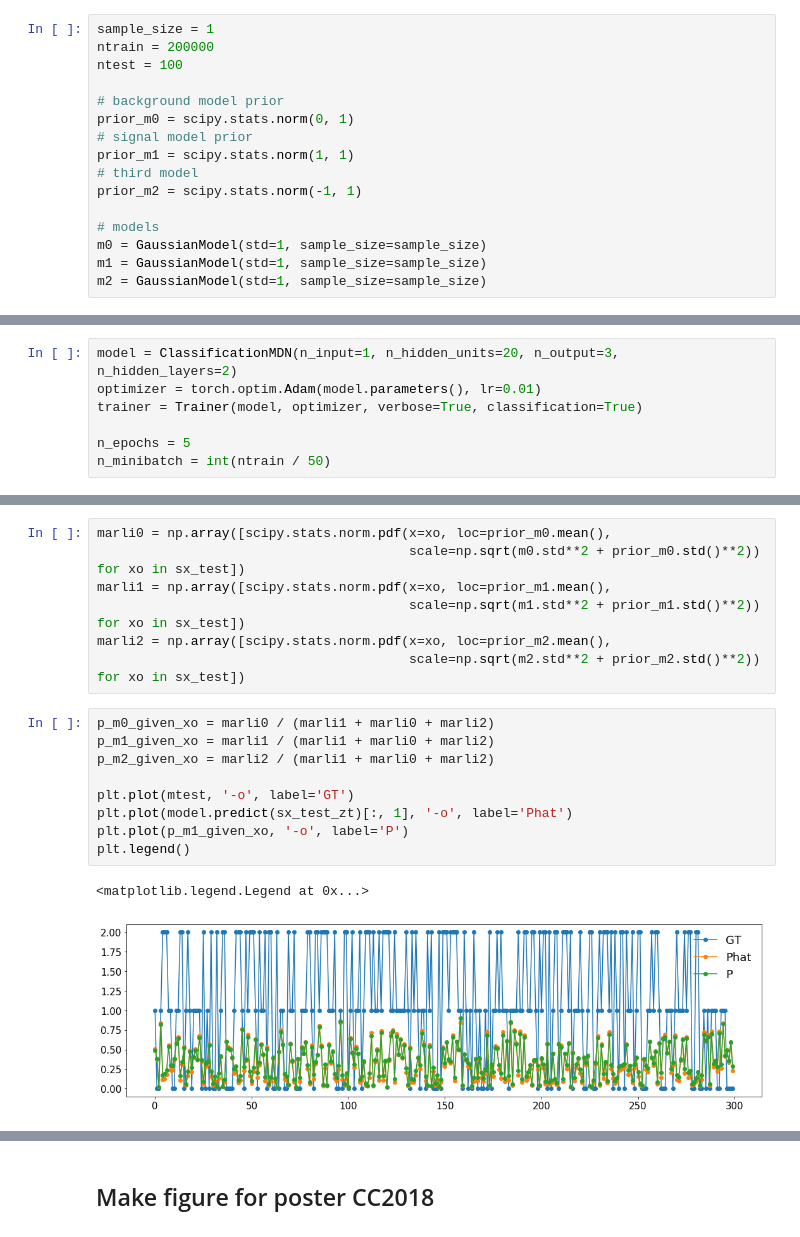
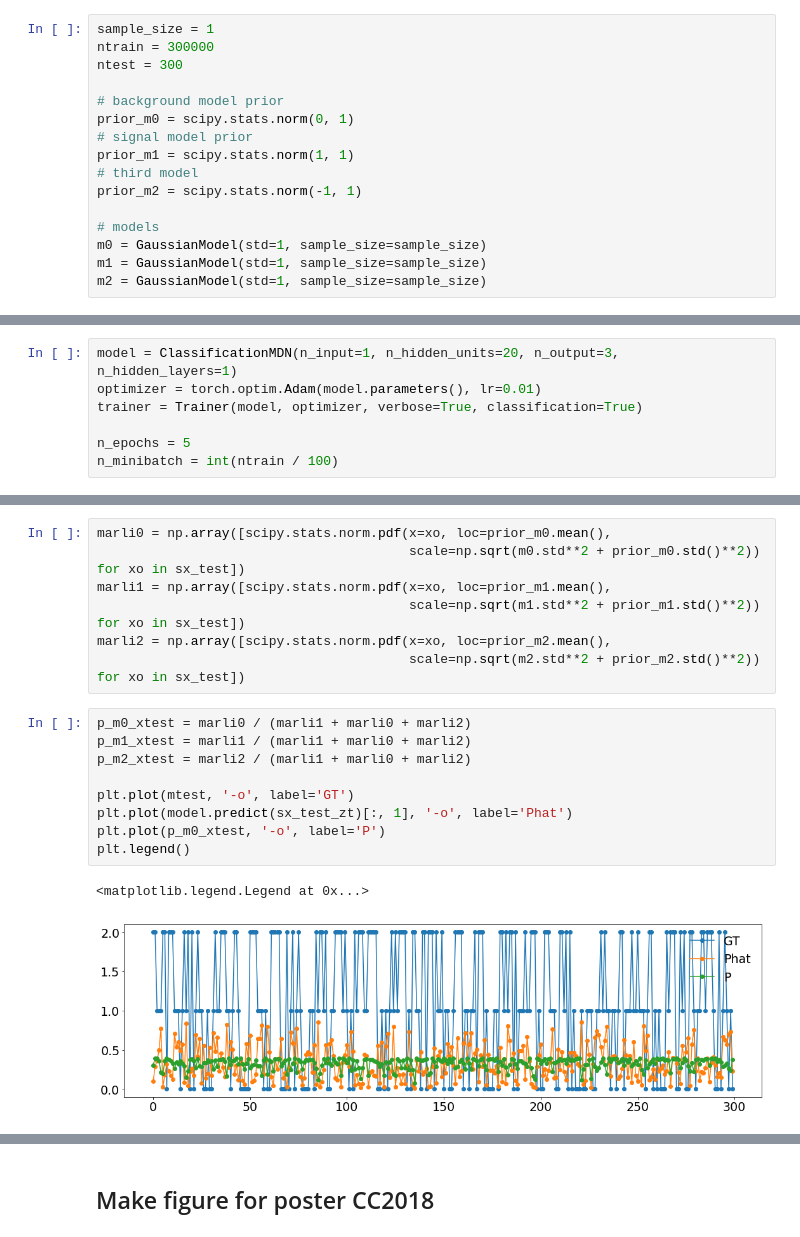
Before and after one commit to mackelab/lfi-experiments, a Jupyter notebook: model_comparison/notebooks/261118_ToyExample_Gaussians_Three_Models.ipynb, the cells around one changed output, grey strips where cells are left out. Cells and saved outputs as stored; diff of their text form.

```diff
--- a/model_comparison/notebooks/261118_ToyExample_Gaussians_Three_Models.ipynb
+++ b/model_comparison/notebooks/261118_ToyExample_Gaussians_Three_Models.ipynb
@@ -73,8 +75,8 @@ class GaussianModel(BaseModel):
         return self.rng.normal(loc=mu, scale=self.std, size=self.sample_size)
 # %%
 sample_size = 1
-ntrain = 200000
-ntest = 100
+ntrain = 300000
+ntest = 300
 
 # background model prior
 prior_m0 = scipy.stats.norm(0, 1)
@@ -140,12 +142,12 @@ sx_test_zt, _ = normalize(sx_test, training_norm)
 # %% [markdown]
 ## Set up the NN and train it
 # %%
-model = ClassificationMDN(n_input=1, n_hidden_units=20, n_output=3, n_hidden_layers=2)
+model = ClassificationMDN(n_input=1, n_hidden_units=20, n_output=3, n_hidden_layers=1)
 optimizer = torch.optim.Adam(model.parameters(), lr=0.01)
 trainer = Trainer(model, optimizer, verbose=True, classification=True)
 
 n_epochs = 5
-n_minibatch = int(ntrain / 50)
+n_minibatch = int(ntrain / 100)
 # %%
 # train with training data
 loss_trace = trainer.train(sx_zt, m, n_epochs=n_epochs, n_minibatch=n_minibatch)
@@ -212,15 +203,15 @@ marli1 = np.array([scipy.stats.norm.pdf(x=xo, loc=prior_m1.mean(),
 marli2 = np.array([scipy.stats.norm.pdf(x=xo, loc=prior_m2.mean(),
                                         scale=np.sqrt(m2.std**2 + prior_m2.std()**2)) for xo in sx_test])
 # %%
-p_m0_given_xo = marli0 / (marli1 + marli0 + marli2)
-p_m1_given_xo = marli1 / (marli1 + marli0 + marli2)
-p_m2_given_xo = marli2 / (marli1 + marli0 + marli2)
+p_m0_xtest = marli0 / (marli1 + marli0 + marli2)
+p_m1_xtest = marli1 / (marli1 + marli0 + marli2)
+p_m2_xtest = marli2 / (marli1 + marli0 + marli2)
 
 plt.plot(mtest, '-o', label='GT')
 plt.plot(model.predict(sx_test_zt)[:, 1], '-o', label='Phat')
-plt.plot(p_m1_given_xo, '-o', label='P')
+plt.plot(p_m0_xtest, '-o', label='P')
 plt.legend()
 # %% [output]
 <matplotlib.legend.Legend at 0x...>
-[figure, old version]
+[figure, new version]
 # %%
```
Also changed, not shown: parts of 16 cells of this notebook, 1 other file.
